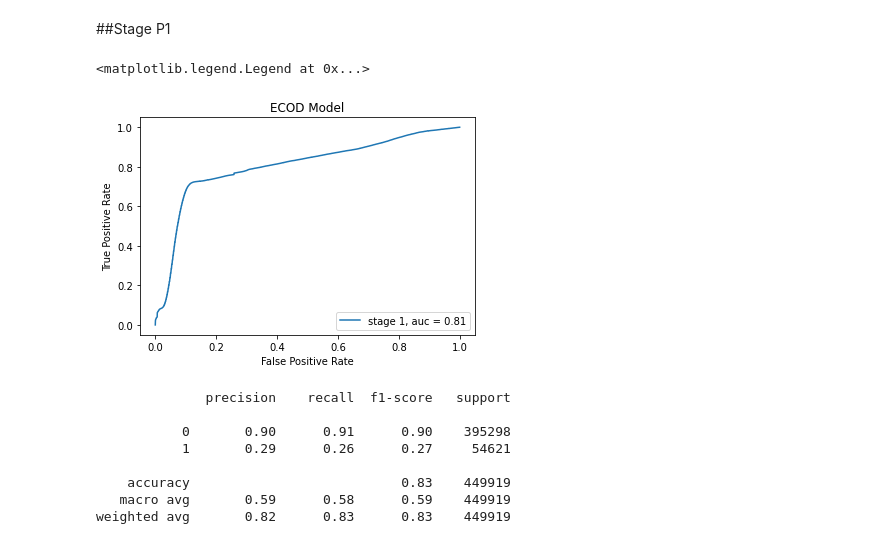
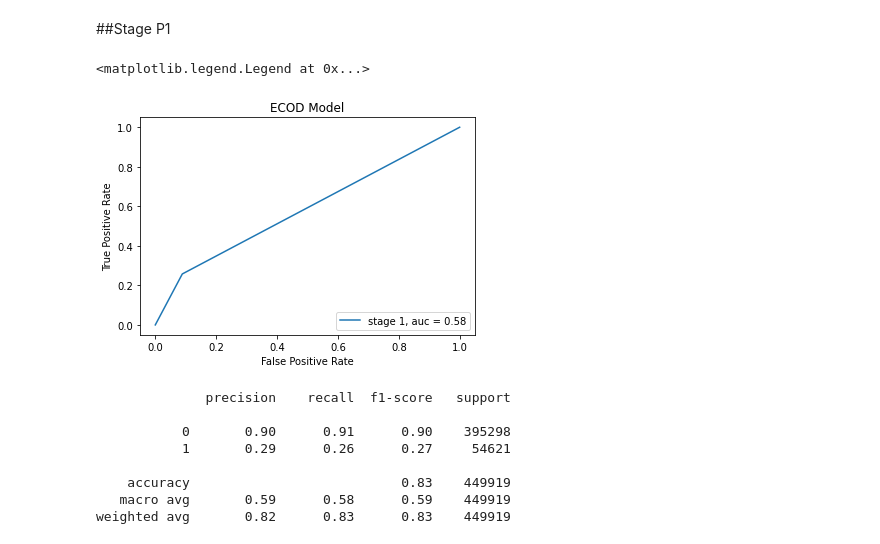
Before and after one commit to Geebigib/Explainable-Anomaly-detection-In-ICS, a Jupyter notebook: Probability_Base_Model_separate_stage.ipynb, the cells around one changed output. Drawn from its saved outputs; the diff is of its cells as text; code cells hidden in the pictures.

```diff
--- a/Probability_Base_Model_separate_stage.ipynb
+++ b/Probability_Base_Model_separate_stage.ipynb
@@ -197,7 +197,7 @@ def pred_labels_timewindow(df,threshold,time_window):
 
   return pred_label
 # %%
-time_window = 10
+time_window = 1
 # %% [markdown]
 ##Ture Attack point
 # %%
@@ -307,16 +308,16 @@ time_label["pred_1"] = label_1
 # %%
 att_p1 = time_label[time_label['attack #'].isin([1,2,3,21,26,30,33,34,35,36])]
 # %%
-fpr, tpr, _ = metrics.roc_curve(label, norm_test_scores[0])
-auc = metrics.roc_auc_score(label, norm_test_scores[0])
+fpr, tpr, _ = metrics.roc_curve(label, label_1)
+auc = metrics.roc_auc_score(label, label_1)
 plt.plot(fpr,tpr,label=f"stage 1, auc = {np.round(auc,2)}")
 plt.ylabel('True Positive Rate')
 plt.xlabel('False Positive Rate')
 plt.title(f'ECOD Model')
 plt.legend(loc=4)
 # %% [output]
 <matplotlib.legend.Legend at 0x...>
-[figure, old version]
+[figure, new version]
 # %%
 print(metrics.classification_report(label,label_1))
 # %% [output]
```
Also changed, not shown: parts of 18 cells of this notebook.
